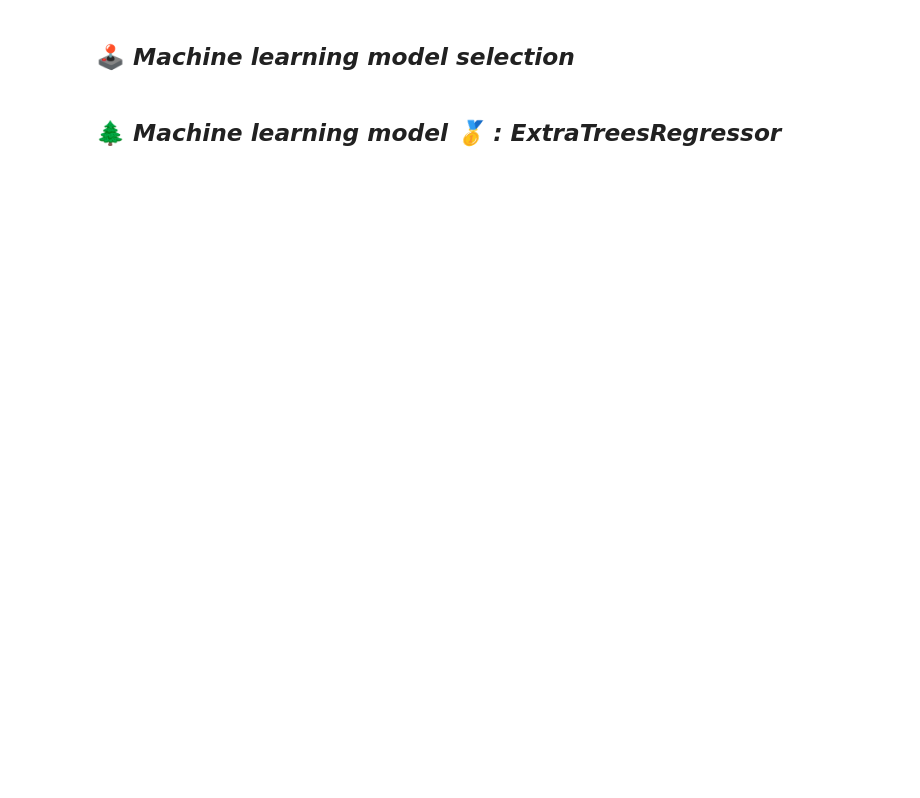
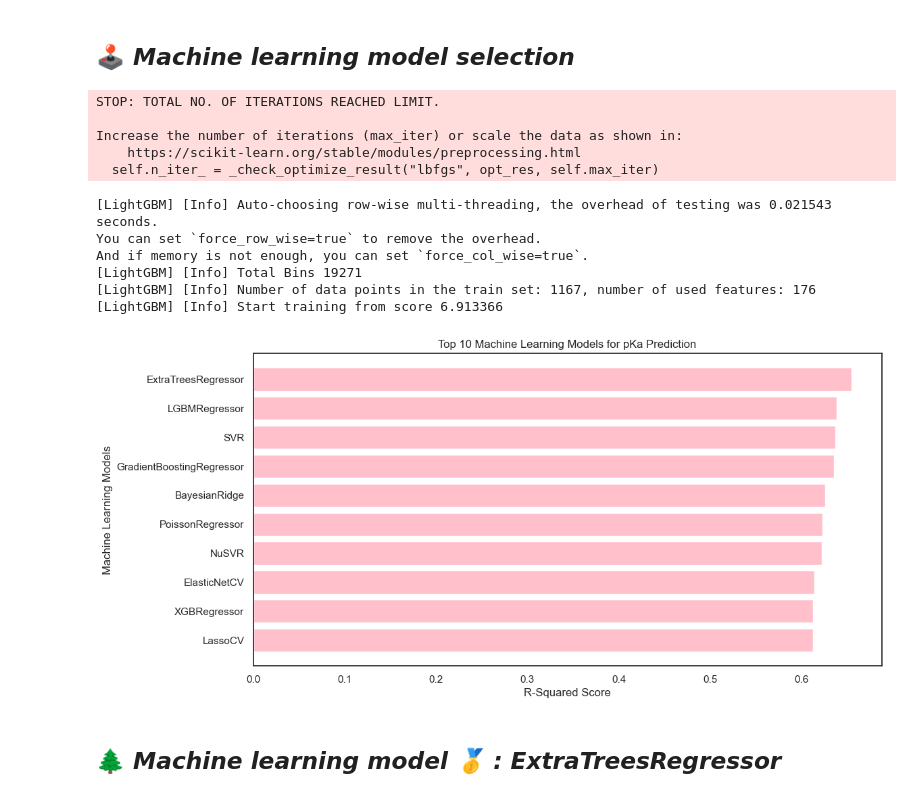
Before and after one commit to anastasiafloris/pKaPredict, a Jupyter notebook: notebooks/ProjectReport*.ipynb, the cells around one changed output. Cells and saved outputs as stored; diff of their text form; code cells hidden in the pictures; blank space fills up the shorter version.

Commit message:
update of the modules

```diff
--- a/notebooks/ProjectReport*.ipynb
+++ b/notebooks/ProjectReport*.ipynb
@@ -277,3 +254,22 @@ print("Model selection completed! 🎯 The best-performing models have been visu
+# %%
+
+
+from pkapredict.plotting import plot_best_models
+
+top_models = plot_best_models(X_train_scaled, X_valid_scaled, y_train, y_valid)
+# %% [output]
+STOP: TOTAL NO. OF ITERATIONS REACHED LIMIT.
+
+Increase the number of iterations (max_iter) or scale the data as shown in:
+    https://scikit-learn.org/stable/modules/preprocessing.html
+  self.n_iter_ = _check_optimize_result("lbfgs", opt_res, self.max_iter)
+[LightGBM] [Info] Auto-choosing row-wise multi-threading, the overhead of testing was 0.021543 seconds.
+You can set `force_row_wise=true` to remove the overhead.
+And if memory is not enough, you can set `force_col_wise=true`.
+[LightGBM] [Info] Total Bins 19271
+[LightGBM] [Info] Number of data points in the train set: 1167, number of used features: 176
+[LightGBM] [Info] Start training from score 6.913366
+[figure, added]
 # %% [markdown]
 ## 🌲 *Machine learning model 🥇 : ExtraTreesRegressor*
 # %%
```
Also changed, not shown: parts of 6 cells of this notebook, 4 other files.
